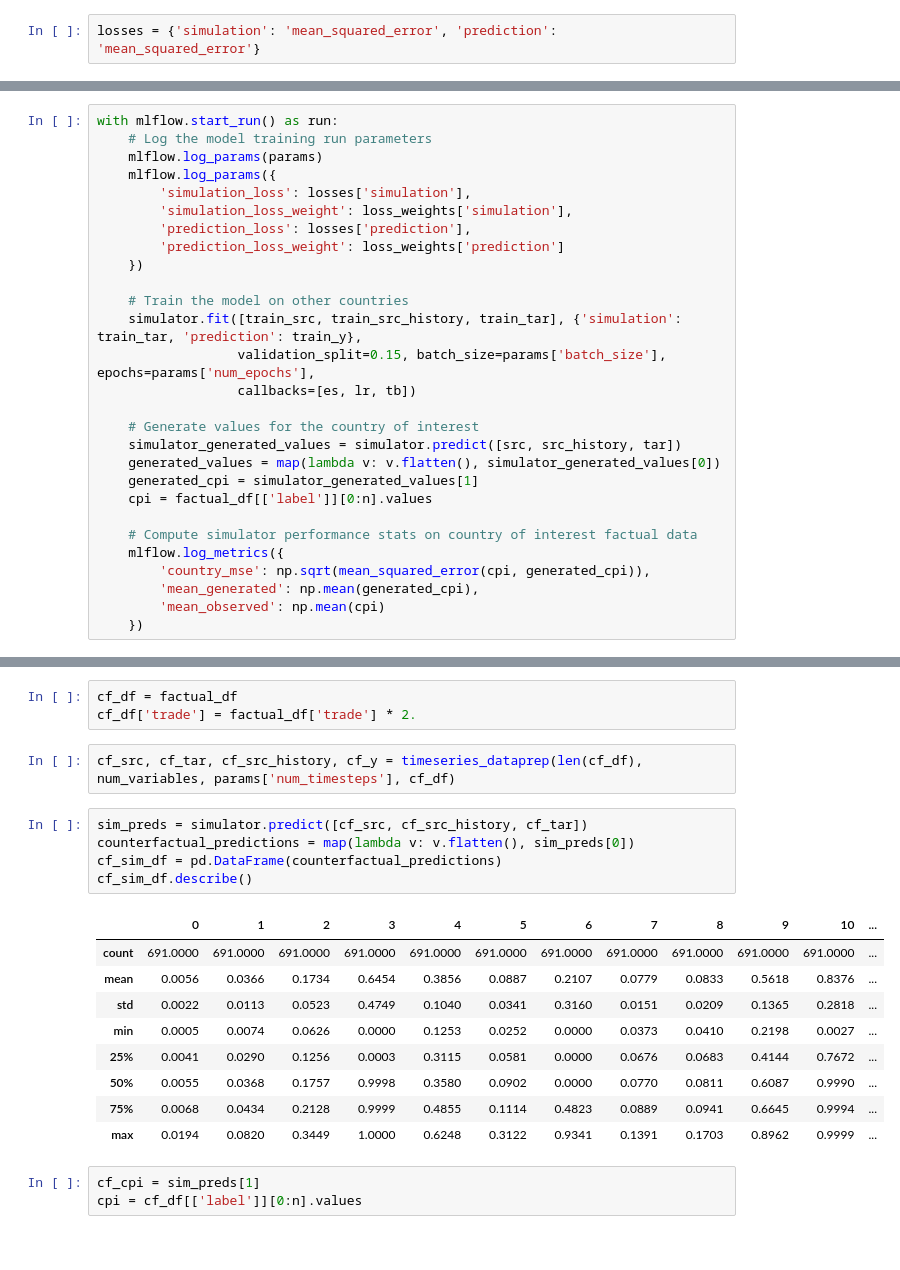
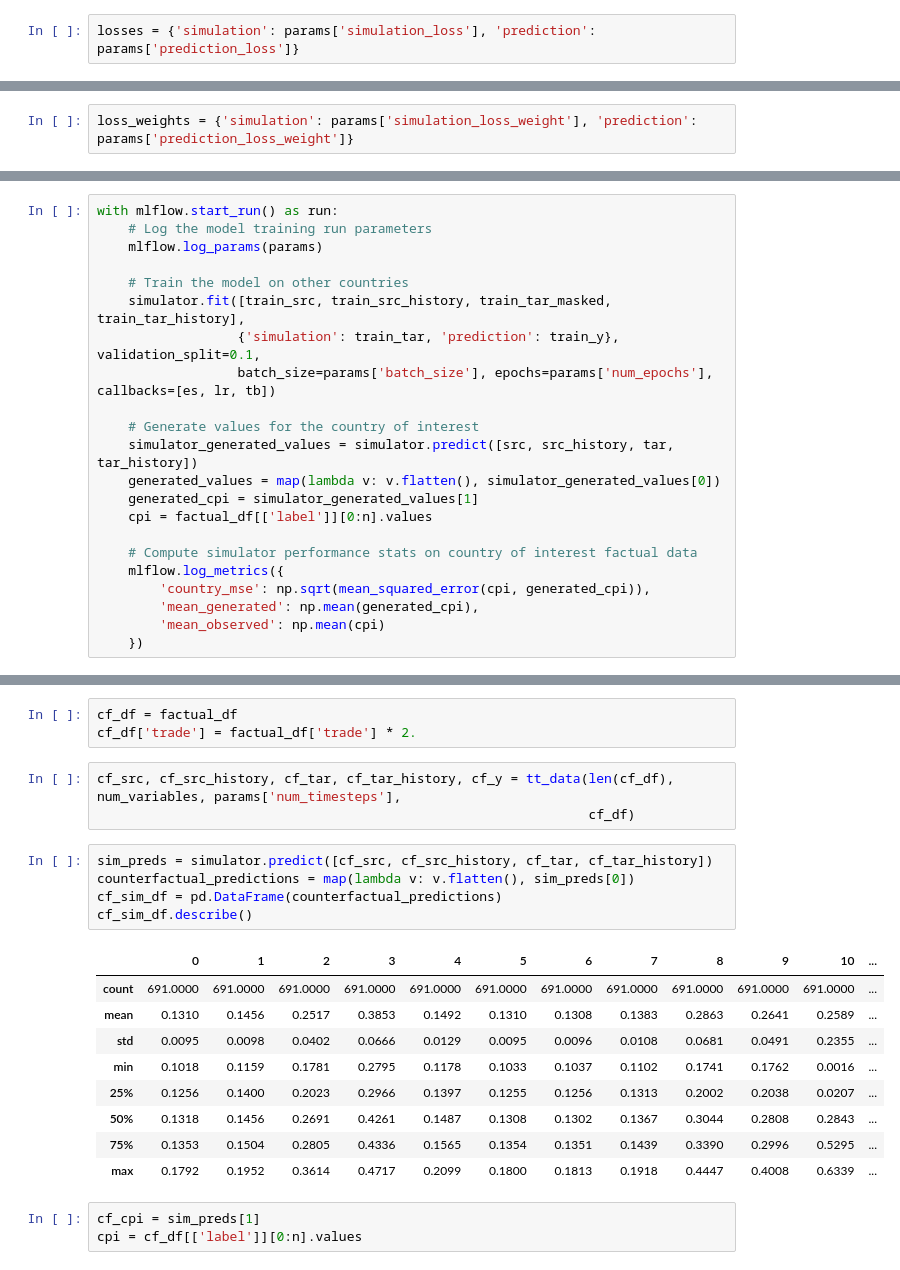
Before and after one commit to denominations-io/macroeconomics, a Jupyter notebook: timeseries_transformer.ipynb, the cells around one changed output, grey strips where cells are left out. Drawn from its saved outputs; the diff is of its cells as text.

```diff
--- a/timeseries_transformer.ipynb
+++ b/timeseries_transformer.ipynb
@@ -491,4 +539,4 @@ def build_simulator(params, model_name='simulator'):
     simulator.summary()
     return simulator
 # %%
-losses = {'simulation': 'mean_squared_error', 'prediction': 'mean_squared_error'}
+losses = {'simulation': params['simulation_loss'], 'prediction': params['prediction_loss']}
@@ -497,3 +543,5 @@ loss_weights = {'simulation': 1.0, 'prediction': 0.00001}
+# %%
+loss_weights = {'simulation': params['simulation_loss_weight'], 'prediction': params['prediction_loss_weight']}
 # %%
 simulator = build_simulator(params)
 simulator.compile(params['optimizer'], loss=losses, loss_weights=loss_weights, metrics=['mse'])
@@ -519,20 +567,14 @@ ________________________________________________________________________________
 with mlflow.start_run() as run:
     # Log the model training run parameters
     mlflow.log_params(params)
-    mlflow.log_params({
-        'simulation_loss': losses['simulation'],
-        'simulation_loss_weight': loss_weights['simulation'],
-        'prediction_loss': losses['prediction'],
-        'prediction_loss_weight': loss_weights['prediction']
-    })
 
     # Train the model on other countries
-    simulator.fit([train_src, train_src_history, train_tar], {'simulation': train_tar, 'prediction': train_y},
-                  validation_split=0.15, batch_size=params['batch_size'], epochs=params['num_epochs'],
-                  callbacks=[es, lr, tb])
+    simulator.fit([train_src, train_src_history, train_tar_masked, train_tar_history],
+                  {'simulation': train_tar, 'prediction': train_y}, validation_split=0.1,
+                  batch_size=params['batch_size'], epochs=params['num_epochs'], callbacks=[es, lr, tb])
 
     # Generate values for the country of interest
-    simulator_generated_values = simulator.predict([src, src_history, tar])
+    simulator_generated_values = simulator.predict([src, src_history, tar, tar_history])
     generated_values = map(lambda v: v.flatten(), simulator_generated_values[0])
     generated_cpi = simulator_generated_values[1]
     cpi = factual_df[['label']][0:n].values
@@ -603,22 +655,23 @@ In this simple simulation, the counterfactual conditional variable is `x` times
 cf_df = factual_df
 cf_df['trade'] = factual_df['trade'] * 2.
 # %%
-cf_src, cf_tar, cf_src_history, cf_y = timeseries_dataprep(len(cf_df), num_variables, params['num_timesteps'], cf_df)
+cf_src, cf_src_history, cf_tar, cf_tar_history, cf_y = tt_data(len(cf_df), num_variables, params['num_timesteps'],
+                                                               cf_df)
 # %%
-sim_preds = simulator.predict([cf_src, cf_src_history, cf_tar])
+sim_preds = simulator.predict([cf_src, cf_src_history, cf_tar, cf_tar_history])
 counterfactual_predictions = map(lambda v: v.flatten(), sim_preds[0])
 cf_sim_df = pd.DataFrame(counterfactual_predictions)
 cf_sim_df.describe()
 # %% [output]
 |  | 0 | 1 | 2 | 3 | 4 | 5 | 6 | 7 | 8 | 9 | 10 | ... |
 | count | 691.0000 | 691.0000 | 691.0000 | 691.0000 | 691.0000 | 691.0000 | 691.0000 | 691.0000 | 691.0000 | 691.0000 | 691.0000 | ... |
-| mean | 0.0056 | 0.0366 | 0.1734 | 0.6454 | 0.3856 | 0.0887 | 0.2107 | 0.0779 | 0.0833 | 0.5618 | 0.8376 | ... |
-| std | 0.0022 | 0.0113 | 0.0523 | 0.4749 | 0.1040 | 0.0341 | 0.3160 | 0.0151 | 0.0209 | 0.1365 | 0.2818 | ... |
-| min | 0.0005 | 0.0074 | 0.0626 | 0.0000 | 0.1253 | 0.0252 | 0.0000 | 0.0373 | 0.0410 | 0.2198 | 0.0027 | ... |
-| 25% | 0.0041 | 0.0290 | 0.1256 | 0.0003 | 0.3115 | 0.0581 | 0.0000 | 0.0676 | 0.0683 | 0.4144 | 0.7672 | ... |
-| 50% | 0.0055 | 0.0368 | 0.1757 | 0.9998 | 0.3580 | 0.0902 | 0.0000 | 0.0770 | 0.0811 | 0.6087 | 0.9990 | ... |
-| 75% | 0.0068 | 0.0434 | 0.2128 | 0.9999 | 0.4855 | 0.1114 | 0.4823 | 0.0889 | 0.0941 | 0.6645 | 0.9994 | ... |
-| max | 0.0194 | 0.0820 | 0.3449 | 1.0000 | 0.6248 | 0.3122 | 0.9341 | 0.1391 | 0.1703 | 0.8962 | 0.9999 | ... |
+| mean | 0.1310 | 0.1456 | 0.2517 | 0.3853 | 0.1492 | 0.1310 | 0.1308 | 0.1383 | 0.2863 | 0.2641 | 0.2589 | ... |
+| std | 0.0095 | 0.0098 | 0.0402 | 0.0666 | 0.0129 | 0.0095 | 0.0096 | 0.0108 | 0.0681 | 0.0491 | 0.2355 | ... |
+| min | 0.1018 | 0.1159 | 0.1781 | 0.2795 | 0.1178 | 0.1033 | 0.1037 | 0.1102 | 0.1741 | 0.1762 | 0.0016 | ... |
+| 25% | 0.1256 | 0.1400 | 0.2023 | 0.2966 | 0.1397 | 0.1255 | 0.1256 | 0.1313 | 0.2002 | 0.2038 | 0.0207 | ... |
+| 50% | 0.1318 | 0.1456 | 0.2691 | 0.4261 | 0.1487 | 0.1308 | 0.1302 | 0.1367 | 0.3044 | 0.2808 | 0.2843 | ... |
+| 75% | 0.1353 | 0.1504 | 0.2805 | 0.4336 | 0.1565 | 0.1354 | 0.1351 | 0.1439 | 0.3390 | 0.2996 | 0.5295 | ... |
+| max | 0.1792 | 0.1952 | 0.3614 | 0.4717 | 0.2099 | 0.1800 | 0.1813 | 0.1918 | 0.4447 | 0.4008 | 0.6339 | ... |
 # %%
 cf_cpi = sim_preds[1]
 cpi = cf_df[['label']][0:n].values
```
Also changed, not shown: parts of 27 cells of this notebook, 1 other file.
